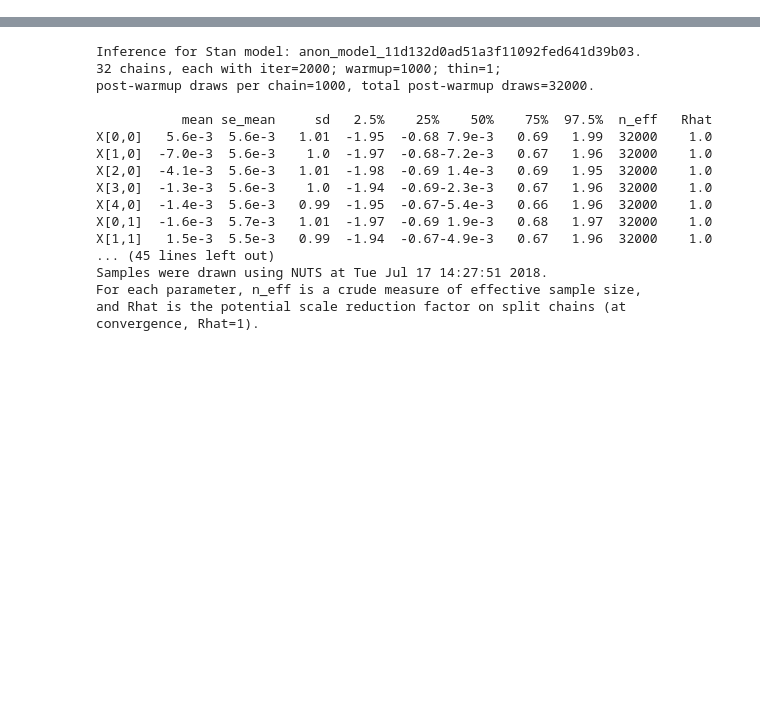
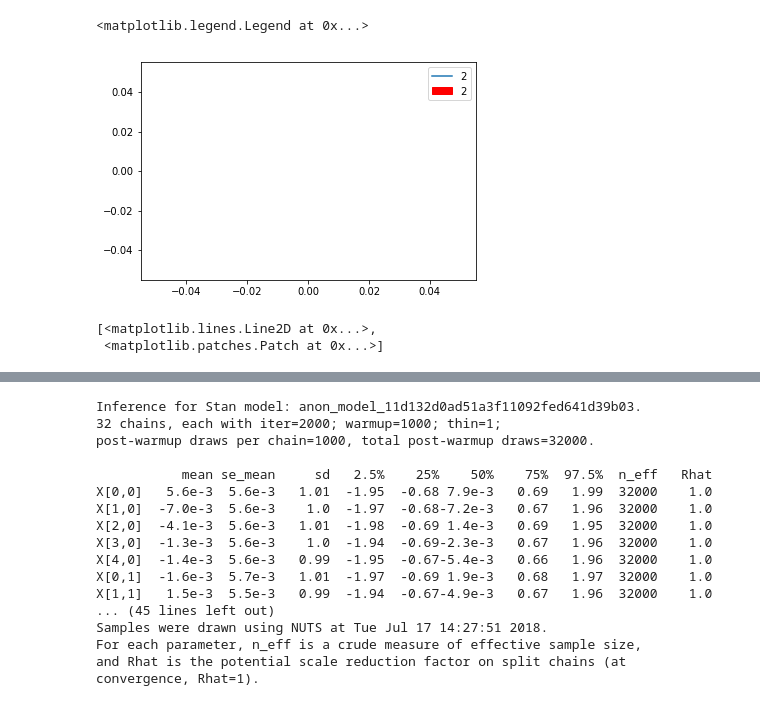
Before and after one commit to ihincks/btom, a Jupyter notebook: examples/binomial-example.ipynb, the cells around one changed output, grey strips where cells are left out. Cells and saved outputs as stored; diff of their text form; code cells hidden in the pictures; blank space fills up the shorter version.

```diff
--- a/examples/binomial-example.ipynb
+++ b/examples/binomial-example.ipynb
@@ -11 +38,16 @@ import btom as bt
+# %%
+a = plt.plot(0,0, label='2')
+leg = plt.legend()
+p = mp.Patch(color='r', label='2')
+leg.legendHandles.append(p)
+leg.legendHandles
+plt.legend(handles=leg.legendHandles)
+# %% [output]
+<matplotlib.legend.Legend at 0x...>
+[figure, added]
+# %%
+leg.legendHandles
+# %% [output]
+[<matplotlib.lines.Line2D at 0x...>,
+ <matplotlib.patches.Patch at 0x...>]
 # %%
```
Also changed, not shown: parts of 9 cells of this notebook, 2 other files.
